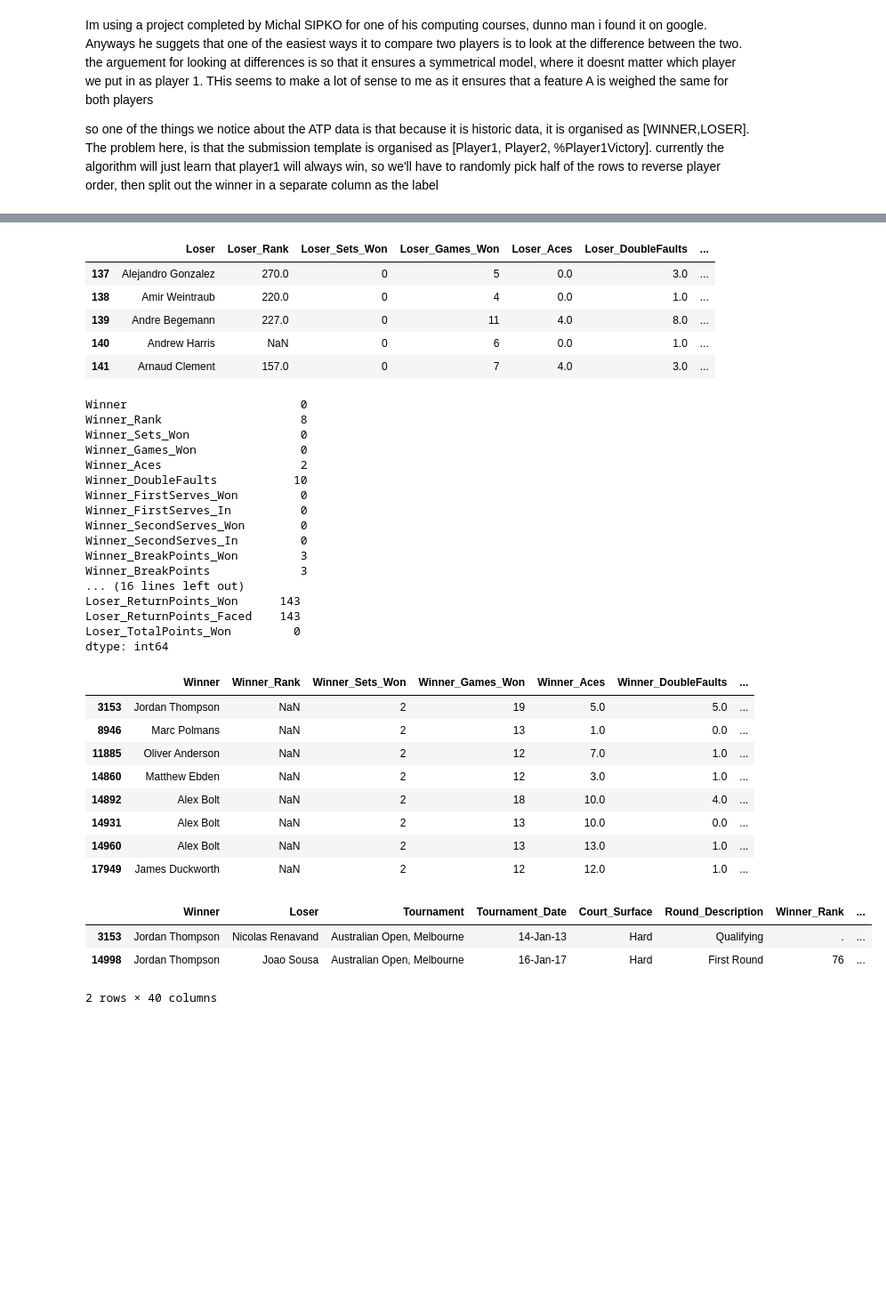
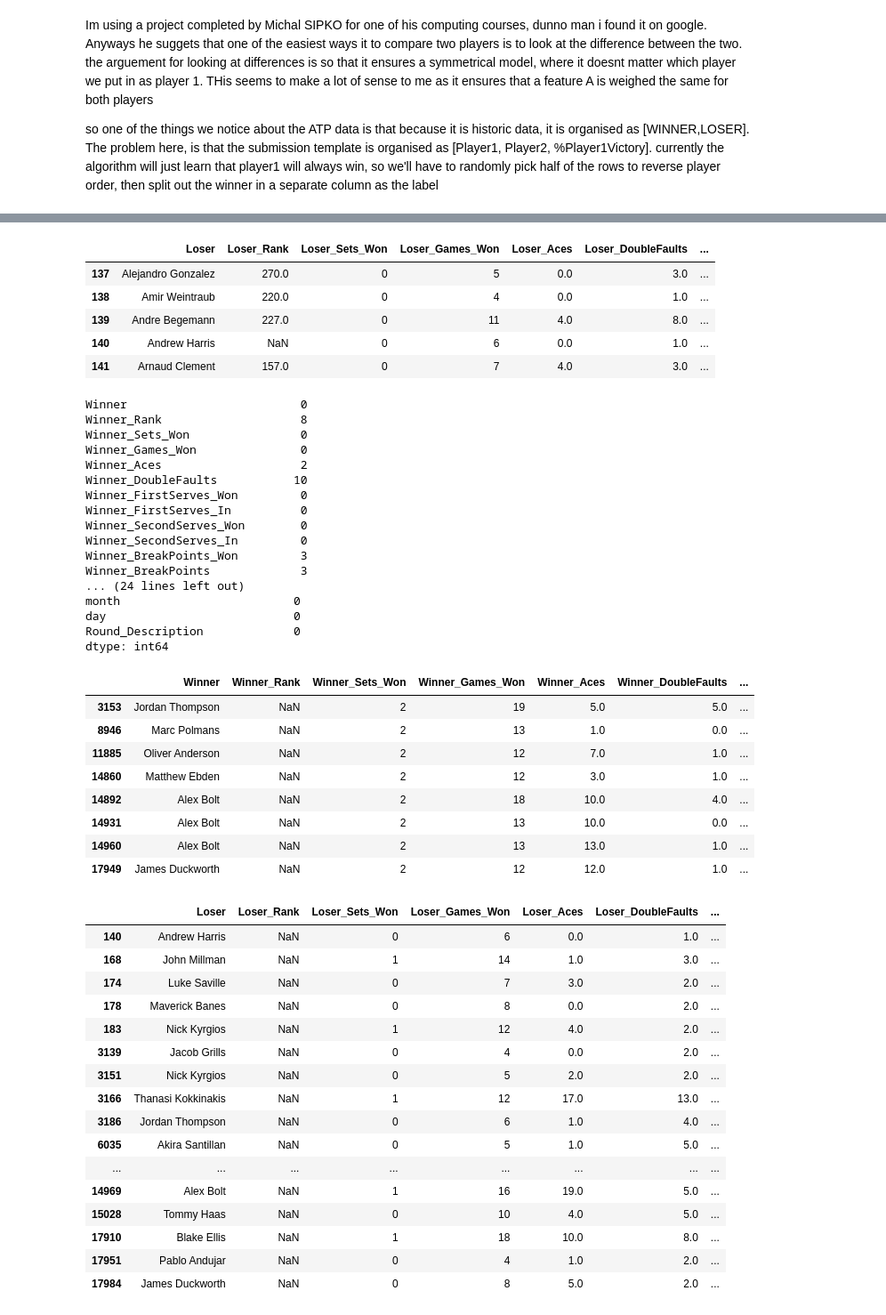
Before and after one commit to HughCZhao/betfairproject, a Jupyter notebook: wrangleData.ipynb, the cells around one changed output, grey strips where cells are left out. Shown at 89% size. Saved outputs shown, nothing was run; the diff lists cells and outputs as text; code cells hidden in the pictures; blank space fills up the shorter version.

Commit message:
looked at rank_diff

```diff
--- a/wrangleData.ipynb
+++ b/wrangleData.ipynb
@@ -88,6 +88,8 @@ def AusOpen(row):
 ATPframe['AusOpen'] = ATPframe.apply(AusOpen,axis=1)
 print(ATPframe['AusOpen'].unique())
 AusOpenframe = ATPframe.dropna(subset =['AusOpen'],axis=0)
+for col in ['Winner_Rank','Loser_Rank']:
+    AusOpenframe.loc[:,col] = pd.to_numeric(AusOpenframe.loc[:,col],errors='coerce')
 display(AusOpenframe.head())
 # %% [output]
 |  | match_date | datetime |
@@ -149,13 +135,16 @@ for col in winlist[1:]:
     winframe.loc[:,col] = pd.to_numeric(winframe[col],errors="coerce")
 for col in loselist[1:]:
     loseframe.loc[:,col] = pd.to_numeric(loseframe[col],errors="coerce")
+winframe = winframe.merge(AusOpenframe.loc[:,['year','month','day','Round_Description']],left_index=True,right_index=True)
+loseframe = loseframe.merge(AusOpenframe.loc[:,['year','month','day','Round_Description']],left_index=True,right_index=True)
+
 colnames = ['_'.join(x.split('_')[1:]) for x in winlist[1:]]
 display(winframe.head())
 display(loseframe.head())
 print(winframe.isna().sum())
 print(loseframe.isna().sum())
-display(winframe[winframe['Winner_Rank'].isnull()])
-AusOpenframe[AusOpenframe['Winner']=='Jordan Thompson']
+display(winframe[winframe['Winner_Rank'].isna()])
+display(loseframe[loseframe['Loser_Rank'].isna()])
 # %% [output]
 |  | Winner | Winner_Rank | Winner_Sets_Won | Winner_Games_Won | Winner_Aces | Winner_DoubleFaults | ... |
 | 137 | Adrian Menendez-Maceiras | 195.0 | 2 | 12 | 3.0 | 1.0 | ... |
@@ -164,38 +153,51 @@ AusOpenframe[AusOpenframe['Winner']=='Jordan Thompson']
 | 140 | Denys Molchanov | 267.0 | 2 | 13 | 3.0 | 2.0 | ... |
 | 141 | Bjorn Phau | 174.0 | 2 | 13 | 3.0 | 0.0 | ... |
 |  | Loser | Loser_Rank | Loser_Sets_Won | Loser_Games_Won | Loser_Aces | Loser_DoubleFaults | ... |
 | 137 | Alejandro Gonzalez | 270.0 | 0 | 5 | 0.0 | 3.0 | ... |
 | 138 | Amir Weintraub | 220.0 | 0 | 4 | 0.0 | 1.0 | ... |
 | 139 | Andre Begemann | 227.0 | 0 | 11 | 4.0 | 8.0 | ... |
 | 140 | Andrew Harris | NaN | 0 | 6 | 0.0 | 1.0 | ... |
 | 141 | Arnaud Clement | 157.0 | 0 | 7 | 4.0 | 3.0 | ... |
 Winner                         0
 Winner_Rank                    8
 Winner_Sets_Won                0
 Winner_Games_Won               0
 Winner_Aces                    2
 Winner_DoubleFaults           10
 Winner_FirstServes_Won         0
 Winner_FirstServes_In          0
 Winner_SecondServes_Won        0
 Winner_SecondServes_In         0
 Winner_BreakPoints_Won         3
 Winner_BreakPoints             3
-... (16 lines left out)
-Loser_ReturnPoints_Won      143
-Loser_ReturnPoints_Faced    143
-Loser_TotalPoints_Won         0
+... (24 lines left out)
+month                         0
+day                           0
+Round_Description             0
 dtype: int64
 |  | Winner | Winner_Rank | Winner_Sets_Won | Winner_Games_Won | Winner_Aces | Winner_DoubleFaults | ... |
 | 3153 | Jordan Thompson | NaN | 2 | 19 | 5.0 | 5.0 | ... |
 | 8946 | Marc Polmans | NaN | 2 | 13 | 1.0 | 0.0 | ... |
 | 11885 | Oliver Anderson | NaN | 2 | 12 | 7.0 | 1.0 | ... |
 | 14860 | Matthew Ebden | NaN | 2 | 12 | 3.0 | 1.0 | ... |
 | 14892 | Alex Bolt | NaN | 2 | 18 | 10.0 | 4.0 | ... |
 | 14931 | Alex Bolt | NaN | 2 | 13 | 10.0 | 0.0 | ... |
 | 14960 | Alex Bolt | NaN | 2 | 13 | 13.0 | 1.0 | ... |
 | 17949 | James Duckworth | NaN | 2 | 12 | 12.0 | 1.0 | ... |
-|  | Winner | Loser | Tournament | Tournament_Date | Court_Surface | Round_Description | Winner_Rank | ... |
-| 3153 | Jordan Thompson | Nicolas Renavand | Australian Open, Melbourne | 14-Jan-13 | Hard | Qualifying | . | ... |
-| 14998 | Jordan Thompson | Joao Sousa | Australian Open, Melbourne | 16-Jan-17 | Hard | First Round | 76 | ... |
+|  | Loser | Loser_Rank | Loser_Sets_Won | Loser_Games_Won | Loser_Aces | Loser_DoubleFaults | ... |
+| 140 | Andrew Harris | NaN | 0 | 6 | 0.0 | 1.0 | ... |
+| 168 | John Millman | NaN | 1 | 14 | 1.0 | 3.0 | ... |
+| 174 | Luke Saville | NaN | 0 | 7 | 3.0 | 2.0 | ... |
+| 178 | Maverick Banes | NaN | 0 | 8 | 0.0 | 2.0 | ... |
+| 183 | Nick Kyrgios | NaN | 1 | 12 | 4.0 | 2.0 | ... |
+| 3139 | Jacob Grills | NaN | 0 | 4 | 0.0 | 2.0 | ... |
+| 3151 | Nick Kyrgios | NaN | 0 | 5 | 2.0 | 2.0 | ... |
+| 3166 | Thanasi Kokkinakis | NaN | 1 | 12 | 17.0 | 13.0 | ... |
+| 3186 | Jordan Thompson | NaN | 0 | 6 | 1.0 | 4.0 | ... |
+| 6035 | Akira Santillan | NaN | 0 | 5 | 1.0 | 5.0 | ... |
+| ... | ... | ... | ... | ... | ... | ... | ... |
+| 14969 | Alex Bolt | NaN | 1 | 16 | 19.0 | 5.0 | ... |
+| 15028 | Tommy Haas | NaN | 0 | 10 | 4.0 | 5.0 | ... |
+| 17910 | Blake Ellis | NaN | 1 | 18 | 10.0 | 8.0 | ... |
+| 17951 | Pablo Andujar | NaN | 0 | 4 | 1.0 | 2.0 | ... |
+| 17984 | James Duckworth | NaN | 0 | 8 | 5.0 | 2.0 | ... |
-2 rows × 40 columns
```
Also changed, not shown: parts of 10 cells of this notebook.
